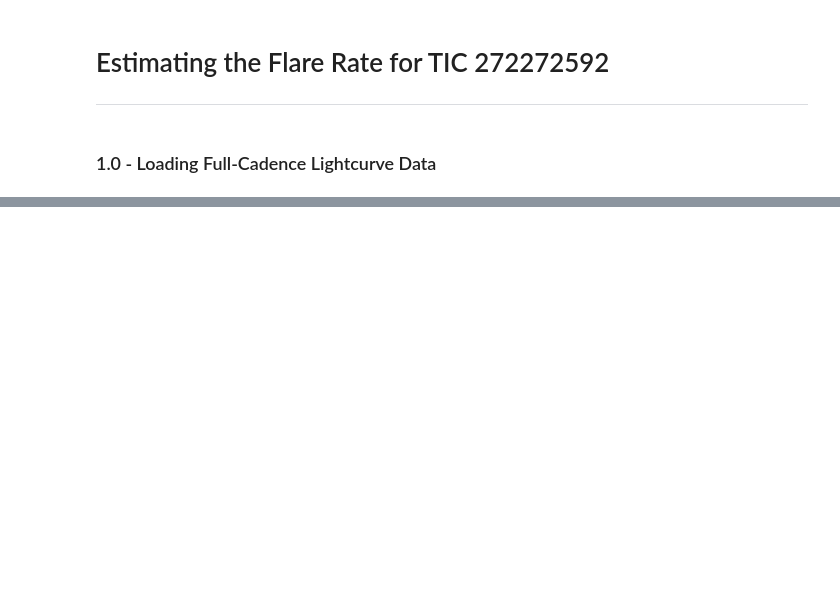
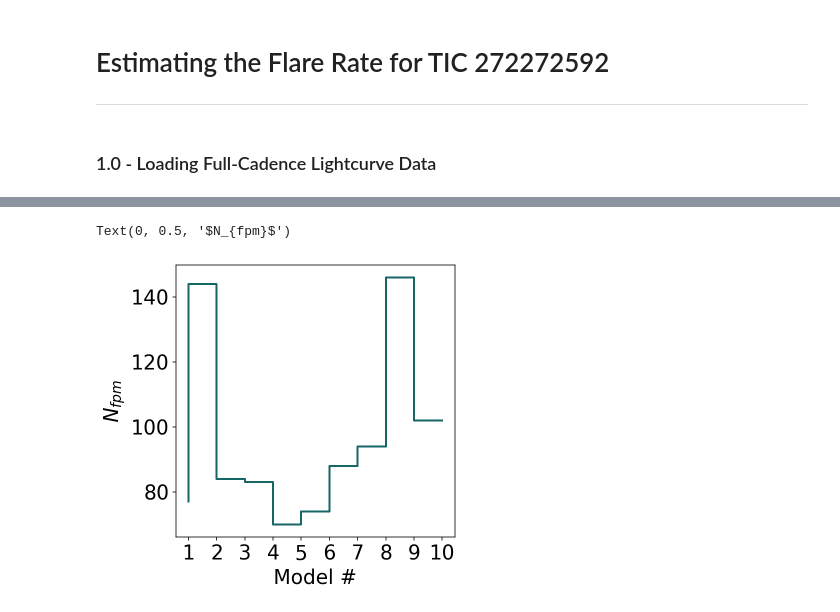
Before and after one commit to AndyTza/flarates, a Jupyter notebook: tutorials/Tutorial - Flare Rates with Stella and Lightkurve.ipynb, the cells around one changed output, grey strips where cells are left out. Drawn from its saved outputs; the diff is of its cells as text; code cells hidden in the pictures; blank space fills up the shorter version.

```diff
--- a/tutorials/Tutorial - Flare Rates with Stella and Lightkurve.ipynb
+++ b/tutorials/Tutorial - Flare Rates with Stella and Lightkurve.ipynb
@@ -78,0 +139,31 @@ plt.plot(time, flux)
+# %%
+# can you give the number of rates for each model
+
+thresh = 0.75
+n_pm = []
+for m in range(10):
+
+    cnn.predict(modelname=MODELS[m],
+                times=time,
+                fluxes=flux,
+                errs=flux_err)
+
+    ff = stella.FitFlares(id=[272272592],
+                      time=[time],
+                      flux=[flux],
+                      flux_err=[flux_err],
+                      predictions=[cnn.predictions[0]])
+
+    ff.identify_flare_peaks(threshold=thresh)
+
+    data = ff.flare_table
+    n_pm.append(len(data))
+# %%
+plt.figure(figsize=(5,5))
+plt.step(range(1,11), n_pm, color='#166666', lw=2)
+plt.xlabel("Model #")
+_ = plt.xticks(np.arange(1, 11, step=1))
+plt.ylabel("$N_{fpm}$")
+# %% [output]
+Text(0, 0.5, '$N_{fpm}$')
+[figure, added]
```
Also changed, not shown: parts of 20 cells of this notebook.
